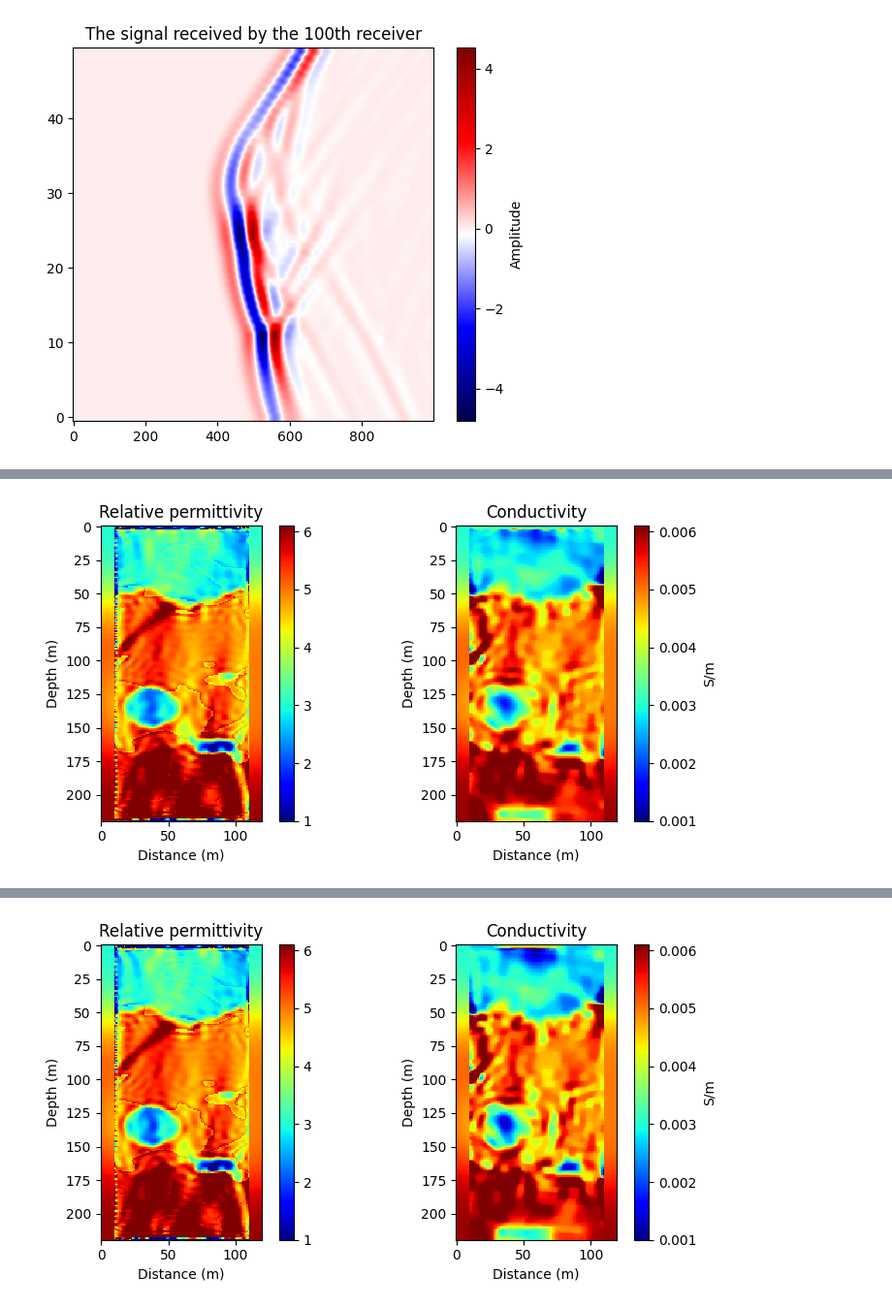
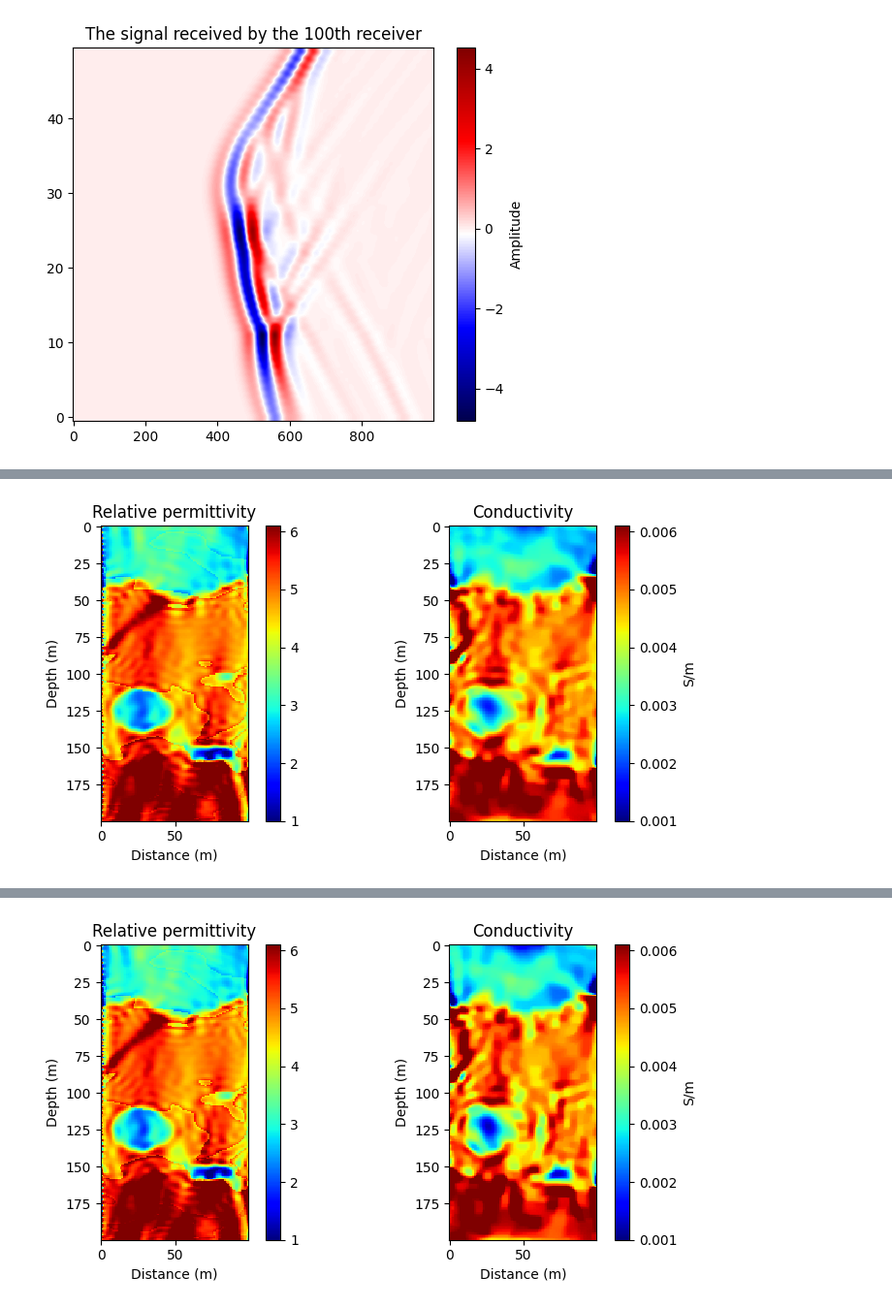
Before and after one commit to 0xbba/DeepGPR, a Jupyter notebook: examples/2DFWI.ipynb, the cells around one changed output, grey strips where cells are left out. Shown at 97% size. Saved outputs shown, nothing was run; the diff lists cells and outputs as text; code cells hidden in the pictures.

```diff
--- a/examples/2DFWI.ipynb
+++ b/examples/2DFWI.ipynb
@@ -2,13 +2,12 @@
 import torch
 import torch.nn.functional as F
 import numpy as np
-import DeepGPR1
+import DeepGPR
 import matplotlib.pyplot as plt
 from skimage import filters
 import time
 
 # Set up the parameters and models
-torch.cuda.set_device(4)
 device=torch.device("cuda")
 dx=0.05
 dt=1e-10
@@ -26,7 +25,7 @@ receiver_location[:,:,1]=110
 freq=1e8
 peak_time = 1 / freq
 source_amplitudes = torch.zeros((1,nt,1),device=device)
-source_amplitudes[0,:,0]=DeepGPR1.ricker(freq, nt, dt, peak_time).to(device)
+source_amplitudes[0,:,0]=DeepGPR.ricker(freq, nt, dt, peak_time).to(device)
 
 
 ert = F.pad(torch.tensor(np.load('2DFWImodel.npy')).unsqueeze(0).unsqueeze(0), pad=(10, 10, 10, 10), mode='replicate').squeeze()
@@ -57,7 +56,7 @@ plt.show()
 
 
 #Forward modeling
-r_obs = DeepGPR1.compute(
+r_obs = DeepGPR.compute(
     device=device, dx=dx, dt=dt,
     source_amplitudes=source_amplitudes,
     source_location=source_location,
@@ -95,7 +94,7 @@ loss_fnl1= torch.nn.L1Loss()
 start_time = time.time()
 
 
-tv_criterion = DeepGPR1.TVRegularization(weight_ep=100,weight_sigma=0.00001).to(device)
+tv_criterion = DeepGPR.TVRegularization(weight_ep=100,weight_sigma=0.00001).to(device)
 # %%
 for epoch in range(n_epochs):
     if epoch < phase1_epochs:
@@ -110,7 +109,7 @@ for epoch in range(n_epochs):
     epoch_start = time.time()
     current_optimizer.zero_grad()
 
-    r = DeepGPR1.compute(
+    r = DeepGPR.compute(
         device=device, dx=dx, dt=dt,
         source_amplitudes=source_amplitudes,
         source_location=source_location,
@@ -138,7 +137,7 @@ for epoch in range(n_epochs):
     print(f"Epoch {epoch}, Loss: {loss.item():.2f}, Epoch Time: {epoch_time:.2f}s, Total Time: {total_time:.2f}s")
     if epoch % 50 == 0:
         fig, axes = plt.subplots(1, 2, figsize=(8, 4))
-        im1 = axes[0].imshow(er.detach().cpu().numpy(),
+        im1 = axes[0].imshow(er[10:-10,10:-10].detach().cpu().numpy(),
                             cmap='jet',
                             interpolation='nearest',
                             aspect='equal',vmax=ert.max(),vmin=ert.min())
@@ -147,7 +146,7 @@ for epoch in range(n_epochs):
         axes[0].set_xlabel('Distance (m)')
         axes[0].set_ylabel('Depth (m)')
 
-        im2 = axes[1].imshow(se.detach().cpu().numpy(),
+        im2 = axes[1].imshow(se[10:-10,10:-10].detach().cpu().numpy(),
                             cmap='jet',
                             interpolation='nearest',
                             aspect='equal',vmax=set.max(),vmin=set.min())
@@ -218 +217 @@ Epoch 150, Loss: 91366504.00, Epoch Time: 0.81s, Total Time: 123.46s
-[figure, old version]
+[figure, new version]
@@ -236 +235 @@ Epoch 200, Loss: 86182536.00, Epoch Time: 0.80s, Total Time: 164.46s
-[figure, old version]
+[figure, new version]
```
Also changed, not shown: parts of 1 cell of this notebook, 1 other file.
